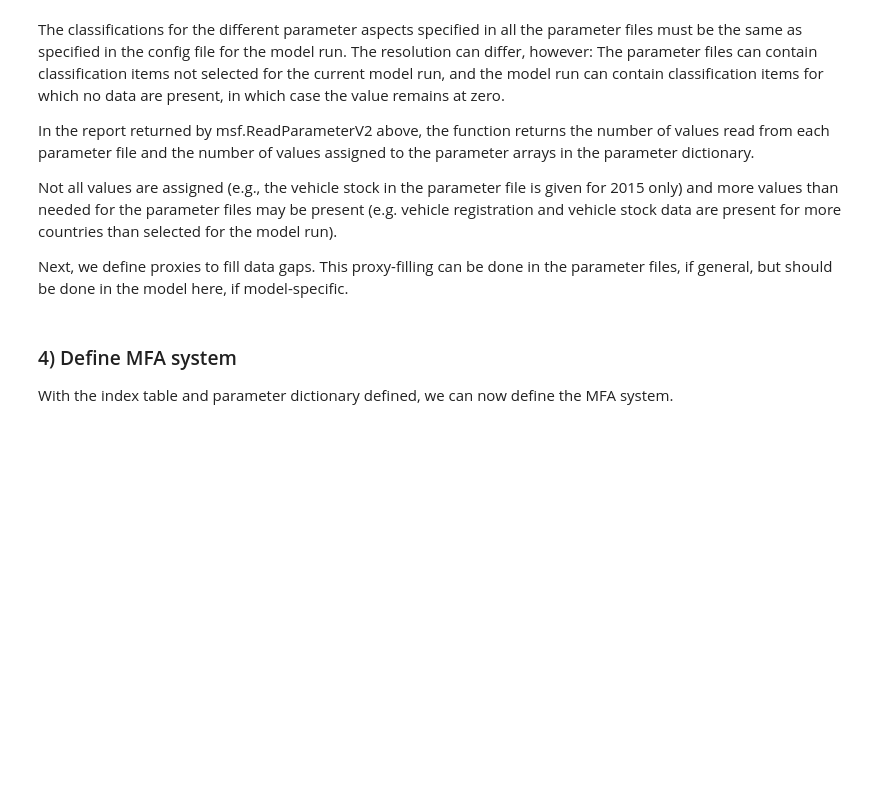
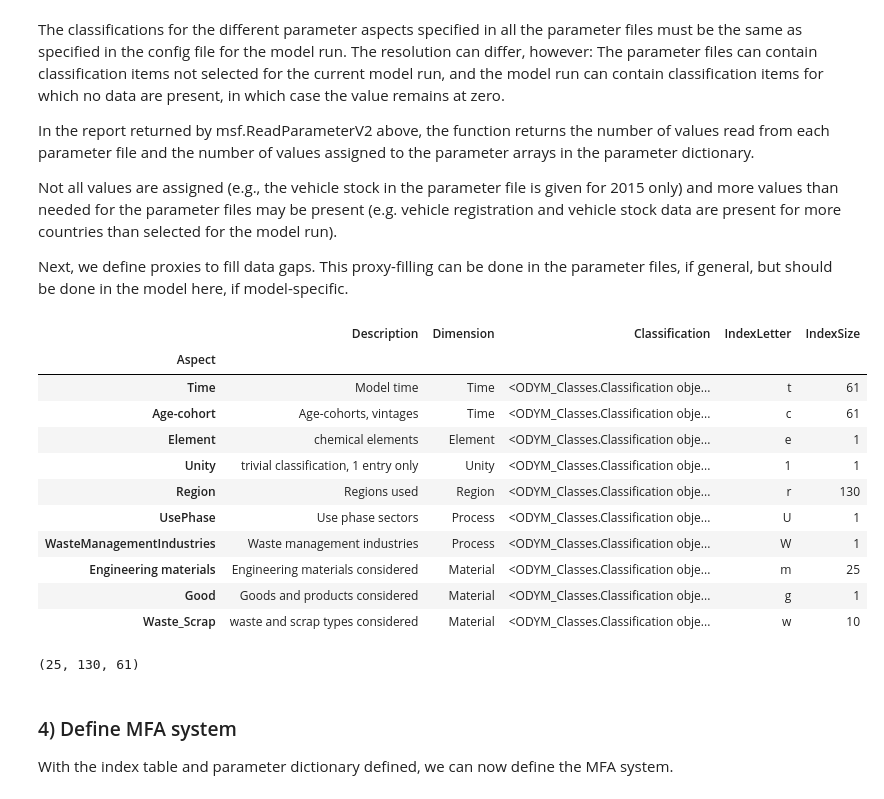
Before and after one commit to tsgfan07/ODYM, a Jupyter notebook: docs/ODYM Example and Tutorial No. 5. MaterialContent_VehicleFleet.ipynb, the cells around one changed output. Drawn from its saved outputs; the diff is of its cells as text; code cells hidden in the pictures; blank space fills up the shorter version.

Commit message:
small changes to fix most tutorials

```diff
--- a/docs/ODYM Example and Tutorial No. 5. MaterialContent_VehicleFleet.ipynb
+++ b/docs/ODYM Example and Tutorial No. 5. MaterialContent_VehicleFleet.ipynb
@@ -189,6 +216,25 @@ In the report returned by msf.ReadParameterV2 above, the function returns the nu
 Not all values are assigned (e.g., the vehicle stock in the parameter file is given for 2015 only) and more values than needed for the parameter files may be present (e.g. vehicle registration and vehicle stock data are present for more countries than selected for the model run).
 
 Next, we define proxies to fill data gaps. This proxy-filling can be done in the parameter files, if general, but should be done in the model here, if model-specific.
+# %%
+IndexTable
+# %% [output]
+|  | Description | Dimension | Classification | IndexLetter | IndexSize |
+| Aspect |  |  |  |  |  |
+| Time | Model time | Time | <ODYM_Classes.Classification obje... | t | 61 |
+| Age-cohort | Age-cohorts, vintages | Time | <ODYM_Classes.Classification obje... | c | 61 |
+| Element | chemical elements | Element | <ODYM_Classes.Classification obje... | e | 1 |
+| Unity | trivial classification, 1 entry only | Unity | <ODYM_Classes.Classification obje... | 1 | 1 |
+| Region | Regions used | Region | <ODYM_Classes.Classification obje... | r | 130 |
+| UsePhase | Use phase sectors | Process | <ODYM_Classes.Classification obje... | U | 1 |
+| WasteManagementIndustries | Waste management industries | Process | <ODYM_Classes.Classification obje... | W | 1 |
+| Engineering materials | Engineering materials considered | Material | <ODYM_Classes.Classification obje... | m | 25 |
+| Good | Goods and products considered | Material | <ODYM_Classes.Classification obje... | g | 1 |
+| Waste_Scrap | waste and scrap types considered | Material | <ODYM_Classes.Classification obje... | w | 10 |
+# %%
+np.einsum('m,rc->mrc',ParameterDict['ODYM_Tutorial5_VehicleMaterialContent'].Values[:,0,0,20],np.ones((NR,Nt))).shape
+# %% [output]
+(25, 130, 61)
 # %%
 # Replicate lifetime, given for 2010 age-cohort, for all age-cohorts
 ParameterDict['ODYM_Tutorial5_VehicleLifetime'].Values[0,0,:,:] = np.einsum('r,c->rc',ParameterDict['ODYM_Tutorial5_VehicleLifetime'].Values[0,0,:,20],np.ones(Nt))
```
Also changed, not shown: parts of 20 cells of this notebook, 13 other files.
